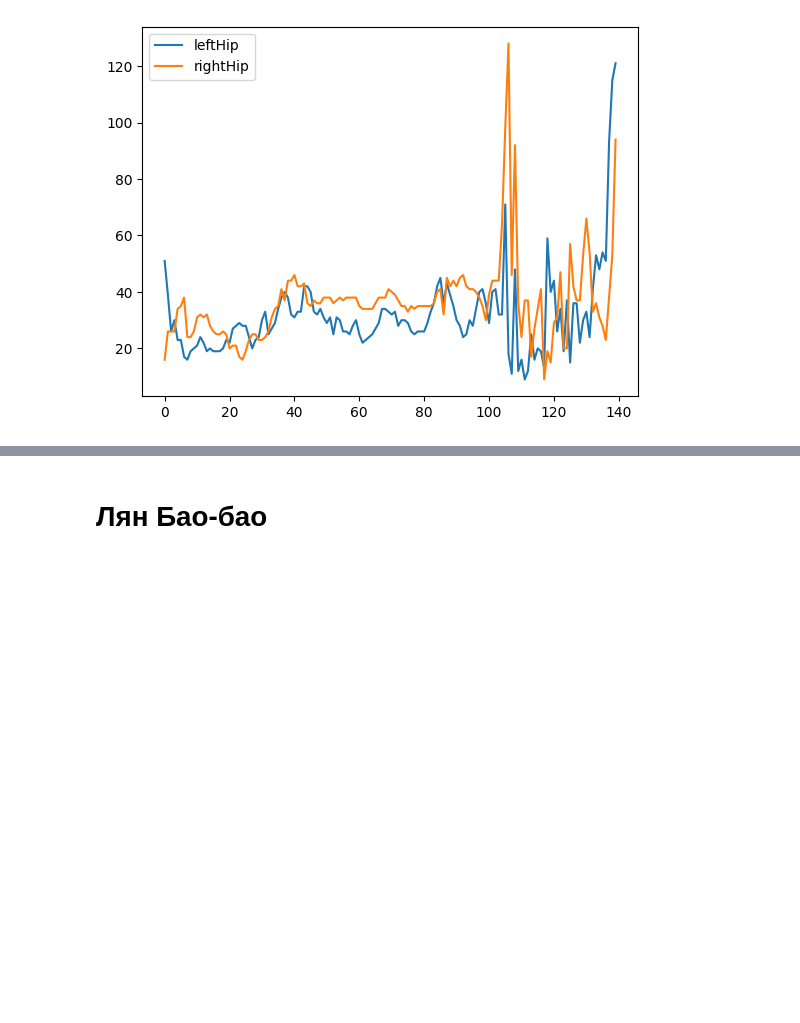
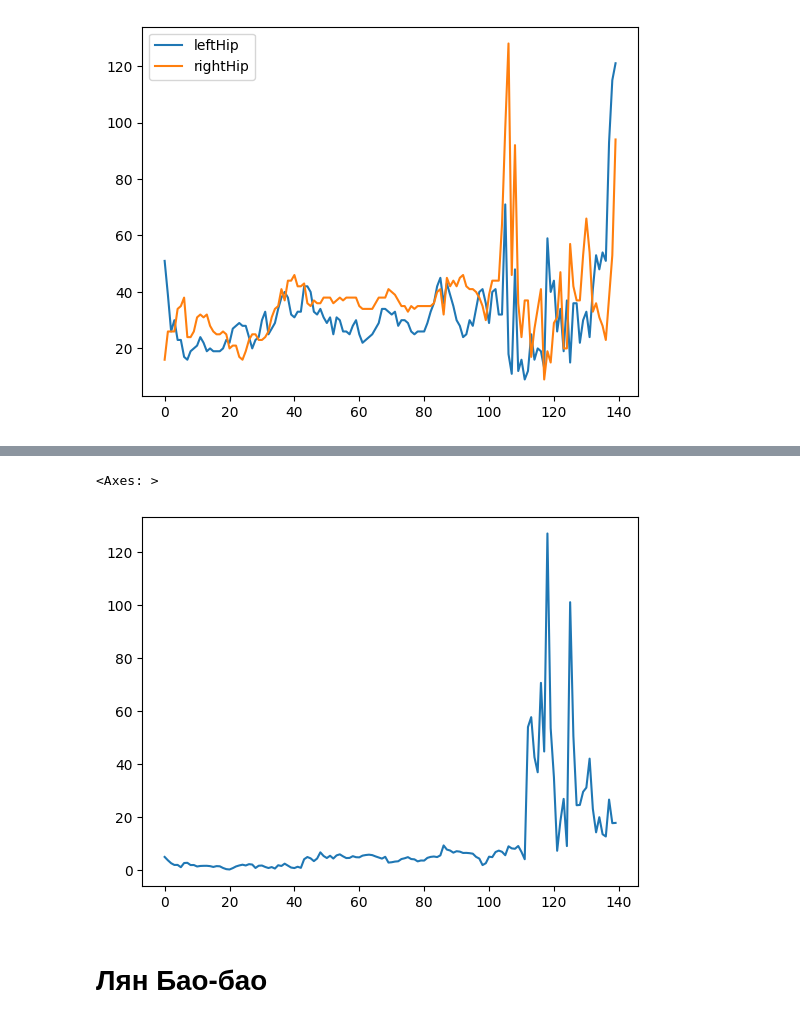
Before and after one commit to vn322/Sport-University, a Jupyter notebook: бросок_прогибом.ipynb, the cells around one changed output, grey strips where cells are left out. Saved outputs shown, nothing was run; the diff lists cells and outputs as text; code cells hidden in the pictures; blank space fills up the shorter version.

```diff
--- a/бросок_прогибом.ipynb
+++ b/бросок_прогибом.ipynb
@@ -199,6 +199,11 @@ Covariance Type:            nonrobust
 
 Notes:
 [1] Standard Errors assume that the covariance matrix of the errors is correctly specified.
+# %%
+ura_2['Xangle'].plot()
+# %% [output]
+<Axes: >
+[figure, added]
 # %% [markdown]
 # Лян Бао-бао
 # %% [markdown]
```
Also changed, not shown: parts of 5 cells of this notebook.
